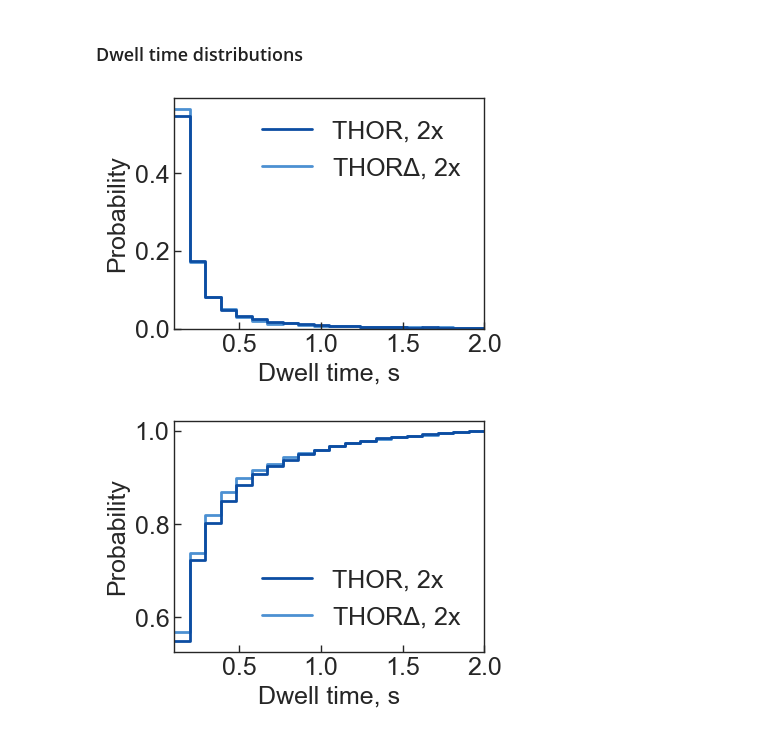
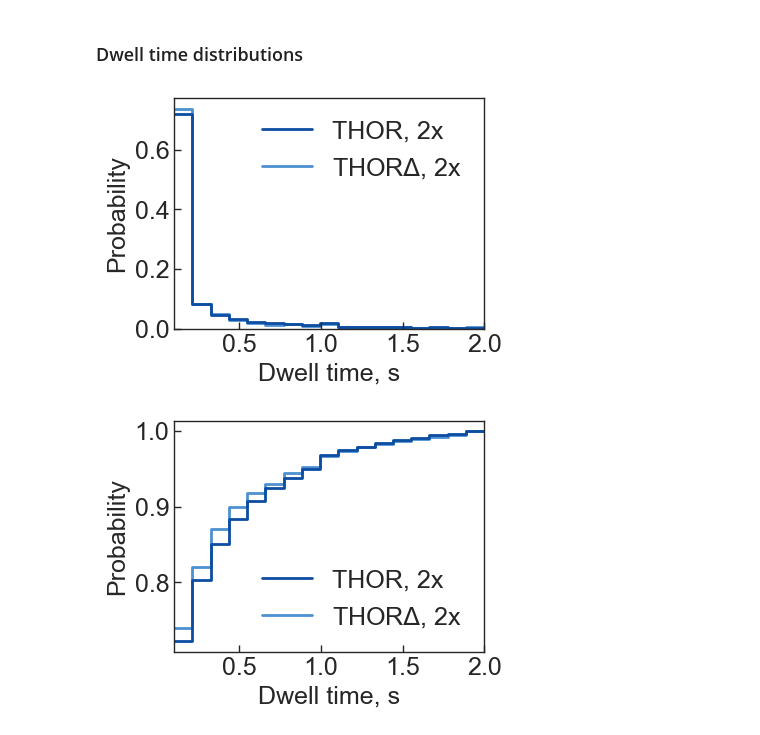
Before and after one commit to walterlab-um/RNA_SPT_in_cellular_condensates, a Jupyter notebook: plot_paper_figure/Fig2_interactions_THOR_THORdel.ipynb, the cells around one changed output. Cells and saved outputs as stored; diff of their text form; code cells hidden in the pictures.

```diff
--- a/plot_paper_figure/Fig2_interactions_THOR_THORdel.ipynb
+++ b/plot_paper_figure/Fig2_interactions_THOR_THORdel.ipynb
@@ -74,7 +74,7 @@ ax = sns.histplot(
     x="dwell_time",
     hue="label",
     palette=palette,
-    bins=20,
+    bins=17,
     binrange=(0.1, 2),
     stat="probability",
     common_norm=False,
@@ -107,7 +107,7 @@ plt.savefig(
     dpi=300,
 )
 # %% [output]
-[figure, old version]
+[figure, new version]
 # %%
 plt.figure(figsize=(4, 3))
 ax = sns.histplot(
@@ -115,37 +115,37 @@ ax = sns.histplot(
     x="dwell_time",
     hue="label",
     palette=palette,
-    bins=20,
+    bins=17,
     binrange=(0.1, 2),
     stat="probability",
     common_norm=False,
     lw=2,
     element="step",
     fill=False,
     cumulative=True,
 )
 plt.xlim(0.1, 2)
 sns.move_legend(ax, 4, title=None, frameon=False, fontsize=18)
 plt.xlabel("Dwell time, s", fontsize=18)
 plt.ylabel("Probability", fontsize=18)
 plt.gca().spines[:].set_linewidth(1)
 plt.gca().tick_params(
     axis="both",
     which="major",
     labelsize=18,
     direction="in",
     bottom=True,
     left=True,
     length=5,
     width=1,
 )
 plt.gca().set_axisbelow(False)
 plt.gca().tick_params(axis="both", which="major", labelsize=18)
 plt.savefig(
     "dwell-cdf.png",
     format="png",
     bbox_inches="tight",
     dpi=300,
 )
 # %% [output]
-[figure, old version]
+[figure, new version]
```
Also changed, not shown: 1 other file.
